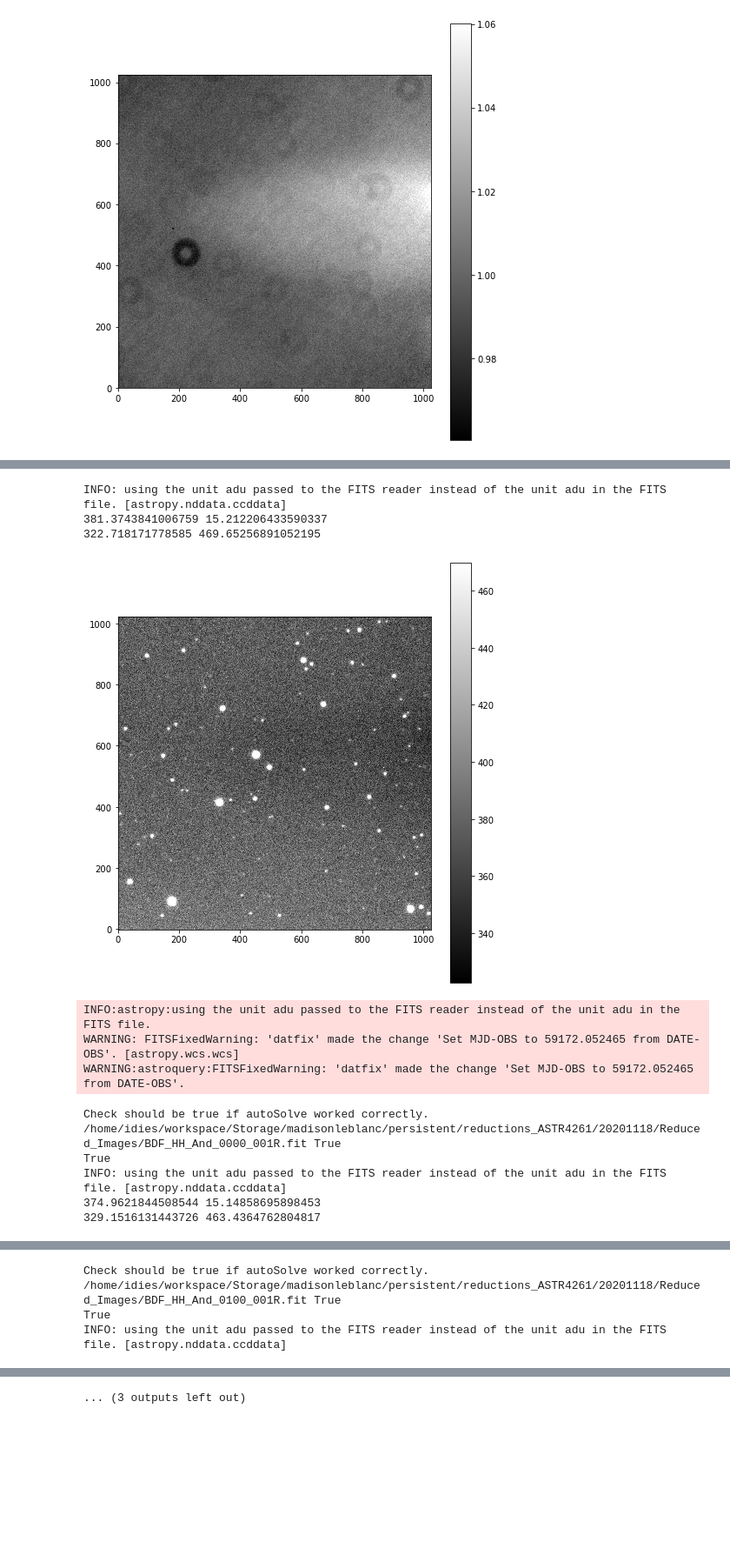
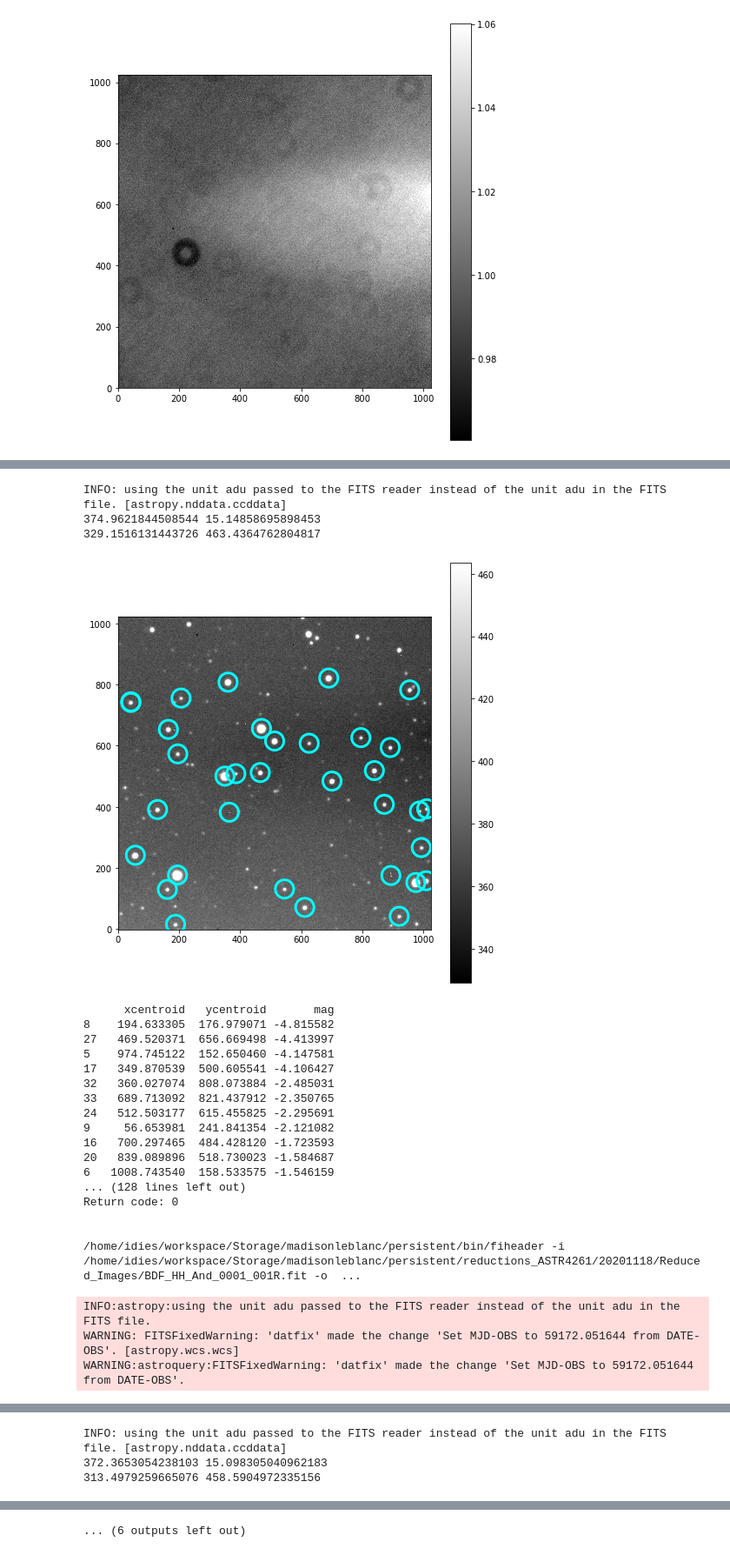
Before and after one commit to madisonleblanc/reductions_ASTR4261, a Jupyter notebook: data_reduction-20201118.ipynb, the cells around one changed output, grey strips where cells are left out. Shown at 87% size. Drawn from its saved outputs; the diff is of its cells as text; code cells hidden in the pictures; blank space fills up the shorter version.

Commit message:
reductions

```diff
--- a/data_reduction-20201118.ipynb
+++ b/data_reduction-20201118.ipynb
@@ -233,14 +232,20 @@ KeyboardInterrupt:
 # %%
 import plateSolve
-pathlist = Path(data_red).glob('**/*R.fit')
+pathlist = Path(data_red).glob('BDF_HH_And*R.fit')
 
 for path in pathlist:
+    #show_image(Rimage)
     Rimage = ccdp.CCDData.read(path, unit="adu")
-    show_image(Rimage)
 
-    check = plateSolve.autoSolve(path,Rimage)
-    print("Check should be true if autoSolve worked correctly.")
-    print(path,check)
-    print(check)
+    check = plateSolve.autoSolve(path,Rimage, verbose = 1)
+    if (check == True):
+        #print(check)
+        print(Rimage.header['JD-HELIO'])
+        print("______________________________________________")
+
+    else:
+        print("!!!!!!!Plate solve did not work for", path)
+        print("______________________________________________")
+        print(" ")
 # %% [output]
 INFO:astropy:using the unit adu passed to the FITS reader instead of the unit adu in the FITS file.
@@ -249,13 +254,24 @@ WARNING:astroquery:FITSFixedWarning: 'datfix' made the change 'Set MJD-OBS to 59
 INFO: using the unit adu passed to the FITS reader instead of the unit adu in the FITS file. [astropy.nddata.ccddata]
-381.3743841006759 15.212206433590337
-322.718171778585 469.65256891052195
+374.9621844508544 15.14858695898453
+329.1516131443726 463.4364762804817
-[figure, old version]
+[figure, new version]
-INFO:astropy:using the unit adu passed to the FITS reader instead of the unit adu in the FITS file.
-WARNING: FITSFixedWarning: 'datfix' made the change 'Set MJD-OBS to 59172.052465 from DATE-OBS'. [astropy.wcs.wcs]
-WARNING:astroquery:FITSFixedWarning: 'datfix' made the change 'Set MJD-OBS to 59172.052465 from DATE-OBS'.
+      xcentroid   ycentroid       mag
+8    194.633305  176.979071 -4.815582
+27   469.520371  656.669498 -4.413997
+5    974.745122  152.650460 -4.147581
+17   349.870539  500.605541 -4.106427
+32   360.027074  808.073884 -2.485031
+33   689.713092  821.437912 -2.350765
+24   512.503177  615.455825 -2.295691
+9     56.653981  241.841354 -2.121082
+16   700.297465  484.428120 -1.723593
+20   839.089896  518.730023 -1.584687
+6   1008.743540  158.533575 -1.546159
+... (128 lines left out)
+Return code: 0
+
+
+/home/idies/workspace/Storage/madisonleblanc/persistent/bin/fiheader -i /home/idies/workspace/Storage/madisonleblanc/persistent/reductions_ASTR4261/20201118/Reduced_Images/BDF_HH_And_0001_001R.fit -o  ...
-Check should be true if autoSolve worked correctly.
-/home/idies/workspace/Storage/madisonleblanc/persistent/reductions_ASTR4261/20201118/Reduced_Images/BDF_HH_And_0000_001R.fit True
-True
-INFO: using the unit adu passed to the FITS reader instead of the unit adu in the FITS file. [astropy.nddata.ccddata]
-374.9621844508544 15.14858695898453
-329.1516131443726 463.4364762804817
+INFO:astropy:using the unit adu passed to the FITS reader instead of the unit adu in the FITS file.
+WARNING: FITSFixedWarning: 'datfix' made the change 'Set MJD-OBS to 59172.051644 from DATE-OBS'. [astropy.wcs.wcs]
+WARNING:astroquery:FITSFixedWarning: 'datfix' made the change 'Set MJD-OBS to 59172.051644 from DATE-OBS'.
@@ -274,4 +316,3 @@ INFO:astropy:using the unit adu passed to the FITS reader instead of the unit ad
-Check should be true if autoSolve worked correctly.
-/home/idies/workspace/Storage/madisonleblanc/persistent/reductions_ASTR4261/20201118/Reduced_Images/BDF_HH_And_0100_001R.fit True
-True
 INFO: using the unit adu passed to the FITS reader instead of the unit adu in the FITS file. [astropy.nddata.ccddata]
+372.3653054238103 15.098305040962183
+313.4979259665076 458.5904972335156
@@ -280,4 +337,4 @@ WARNING:astroquery:FITSFixedWarning: 'datfix' made the change 'Set MJD-OBS to 59
-... (3 outputs left out)
+... (6 outputs left out)
 # %%
 plateSolve.manualSolvePlot(V,Vimage)
 # %%
```
Also changed, not shown: parts of 2 cells of this notebook, 9 other files.
